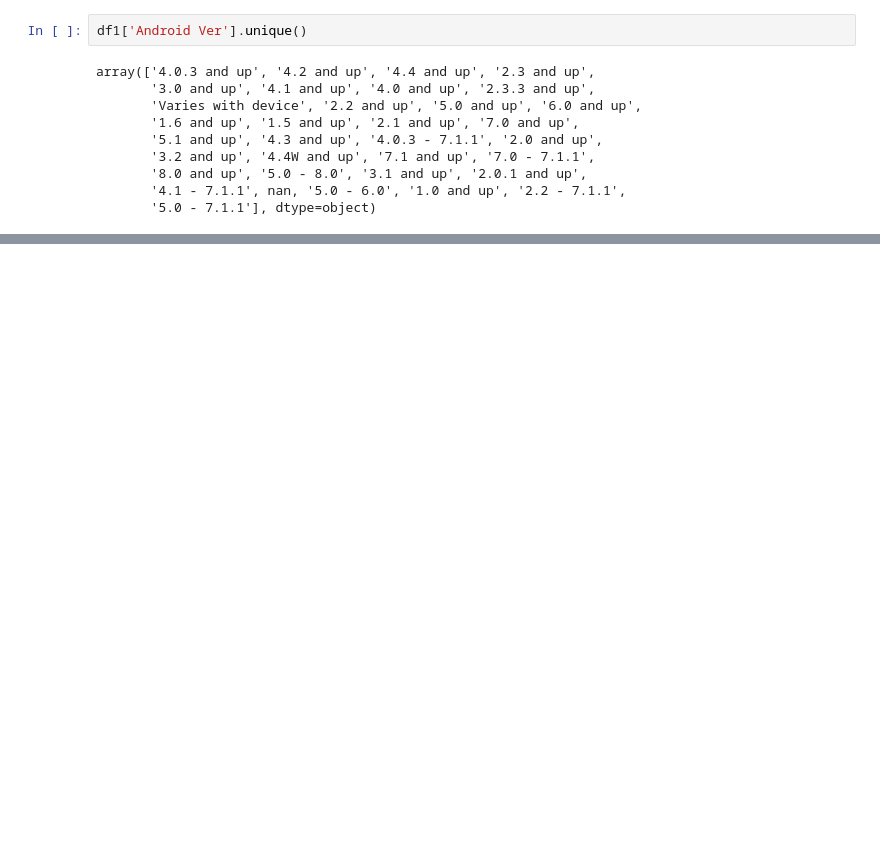
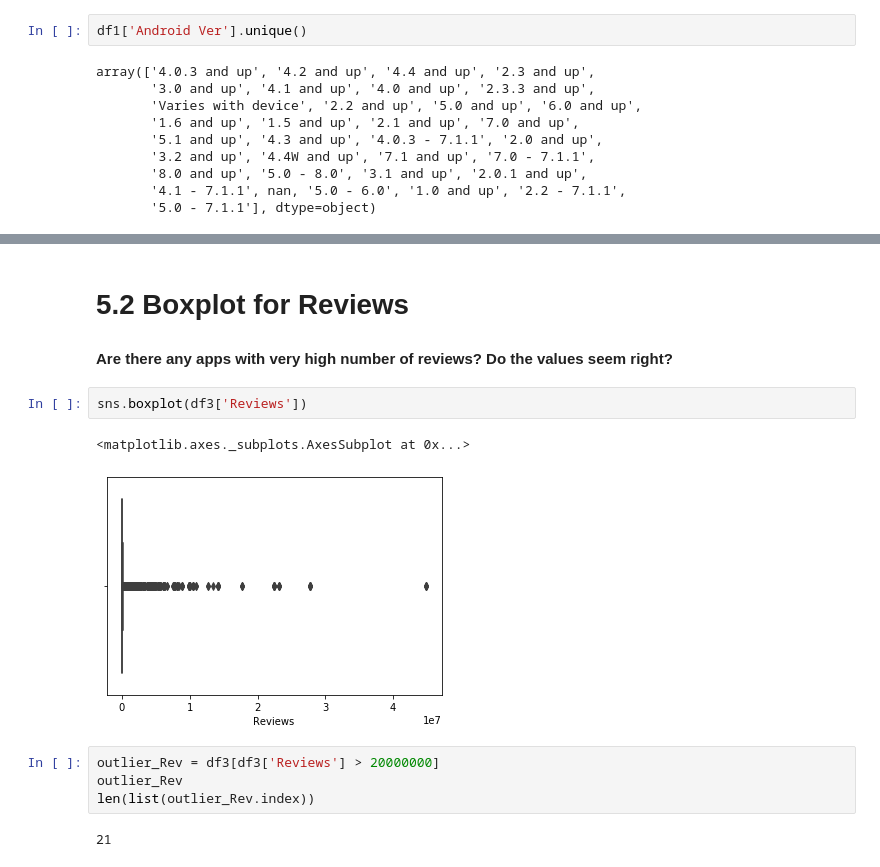
Before and after one commit to abh1shekvyas/App-rating-prediction-in-Google-play-store, a Jupyter notebook: Python_Project.ipynb, the cells around one changed output, grey strips where cells are left out. Drawn from its saved outputs; the diff is of its cells as text; blank space fills up the shorter version.

```diff
--- a/Python_Project.ipynb
+++ b/Python_Project.ipynb
@@ -170,0 +660,15 @@ array(['4.0.3 and up', '4.2 and up', '4.4 and up', '2.3 and up',
+# %% [markdown]
+# 5.2 Boxplot for Reviews
+
+#### Are there any apps with very high number of reviews? Do the values seem right?
+# %%
+sns.boxplot(df3['Reviews'])
+# %% [output]
+<matplotlib.axes._subplots.AxesSubplot at 0x...>
+[figure, added]
+# %%
+outlier_Rev = df3[df3['Reviews'] > 20000000]
+outlier_Rev
+len(list(outlier_Rev.index))
+# %% [output]
+21
```
Also changed, not shown: parts of 144 cells of this notebook.
